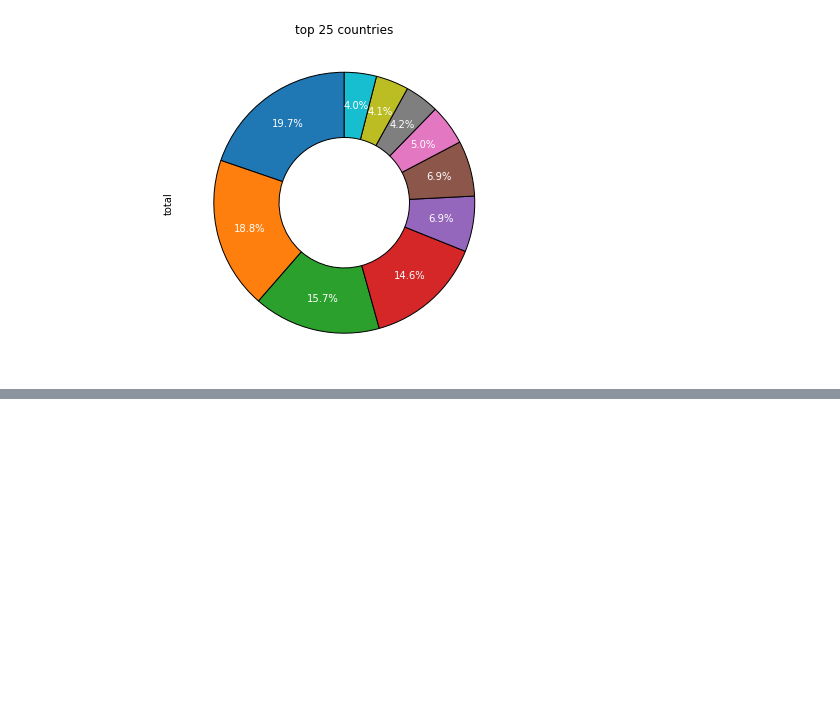
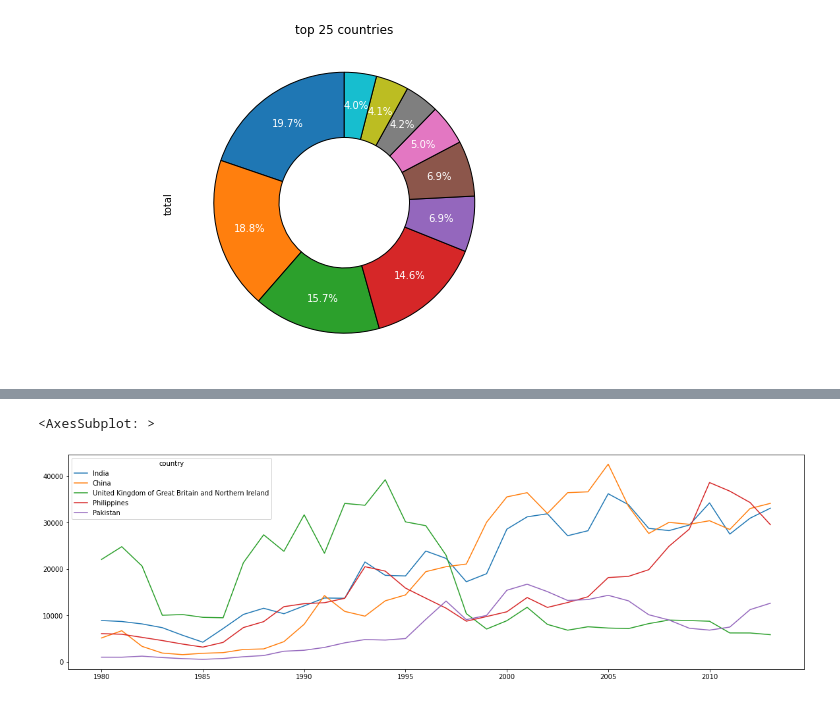
Before and after one commit to digipodium/DP-JUL-PYDS-1200-WSS, a Jupyter notebook: datascience/canada_analysis.ipynb, the cells around one changed output, grey strips where cells are left out. Drawn from its saved outputs; the diff is of its cells as text; code cells hidden in the pictures; blank space fills up the shorter version.

```diff
--- a/datascience/canada_analysis.ipynb
+++ b/datascience/canada_analysis.ipynb
@@ -433,0 +444,6 @@ df.head()[years]
+# %%
+
+df.head()[years].T.plot(figsize=(20,6),)
+# %% [output]
+<AxesSubplot: >
+[figure, added]
```
Also changed, not shown: parts of 5 cells of this notebook.
